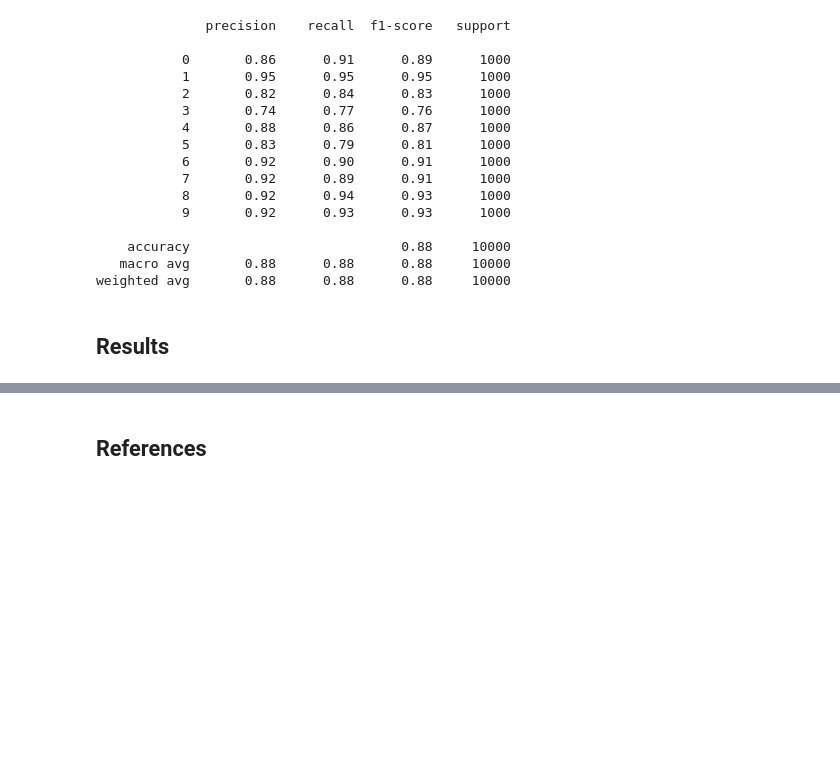
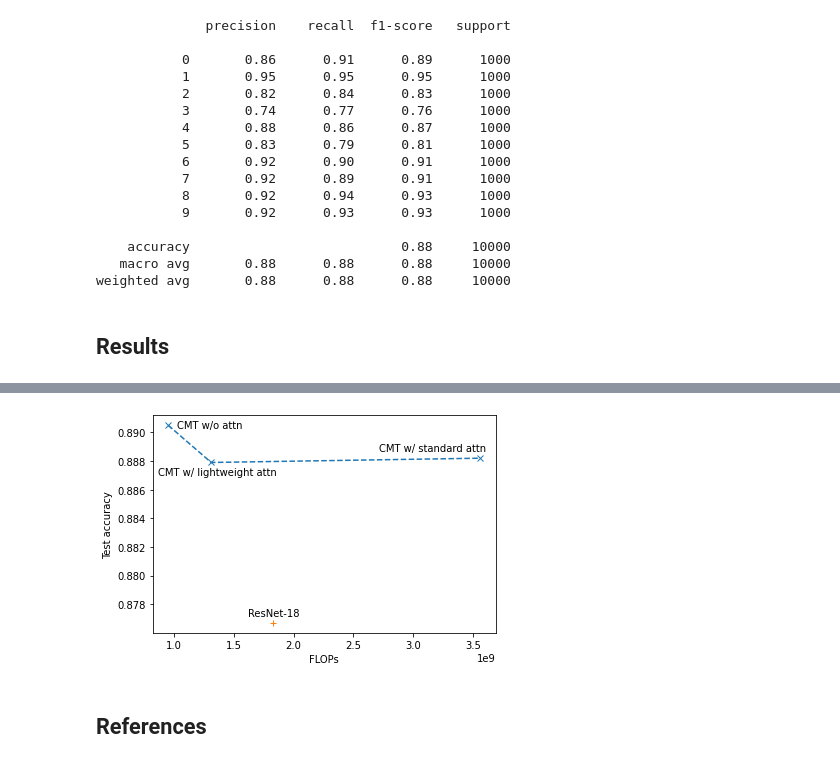
Before and after one commit to matteodonati/CNNs_meet_ViTs, a Jupyter notebook: Project_Work_in_ML4CV_Matteo_Donati_0001032227.ipynb, the cells around one changed output, grey strips where cells are left out. Saved outputs shown, nothing was run; the diff lists cells and outputs as text; code cells hidden in the pictures; blank space fills up the shorter version.

```diff
--- a/Project_Work_in_ML4CV_Matteo_Donati_0001032227.ipynb
+++ b/Project_Work_in_ML4CV_Matteo_Donati_0001032227.ipynb
@@ -1326,3 +1426,23 @@ plot_training(histories, m_names)
+# %%
+# Creating the figure and axes.
+fig, ax = plt.subplots(1, 1, figsize = (6.15, 4))
+
+# Plotting test accuracy vs. FLOPs.
+ax.plot([flops["m_3"], flops["m_1"], flops["m_2"]], [test_acc["m_3"], test_acc["m_1"], test_acc["m_2"]], "--", marker = "x")
+ax.plot(flops["m_4"], test_acc["m_4"], "--", marker = "+")
+
+# Plotting texts.
+ax.text(flops["m_1"] + 0.05e9, test_acc["m_1"] - 0.0007, texts["m_1"], ha = "center", va = "center")
+ax.text(flops["m_2"] - 0.4e9,  test_acc["m_2"] + 0.0007, texts["m_2"], ha = "center", va = "center")
+ax.text(flops["m_3"] + 0.35e9, test_acc["m_3"],          texts["m_3"], ha = "center", va = "center")
+ax.text(flops["m_4"],          test_acc["m_4"] + 0.0007, texts["m_4"], ha = "center", va = "center")
+
+ax.set_ylabel("Test accuracy")
+ax.set_xlabel("FLOPs")
+
+plt.show()
+# %% [output]
+[figure, added]
 # %% [markdown]
 ## References <a name="references"></a>
 # %% [markdown]
```
Also changed, not shown: parts of 12 cells of this notebook, 8 other files.
